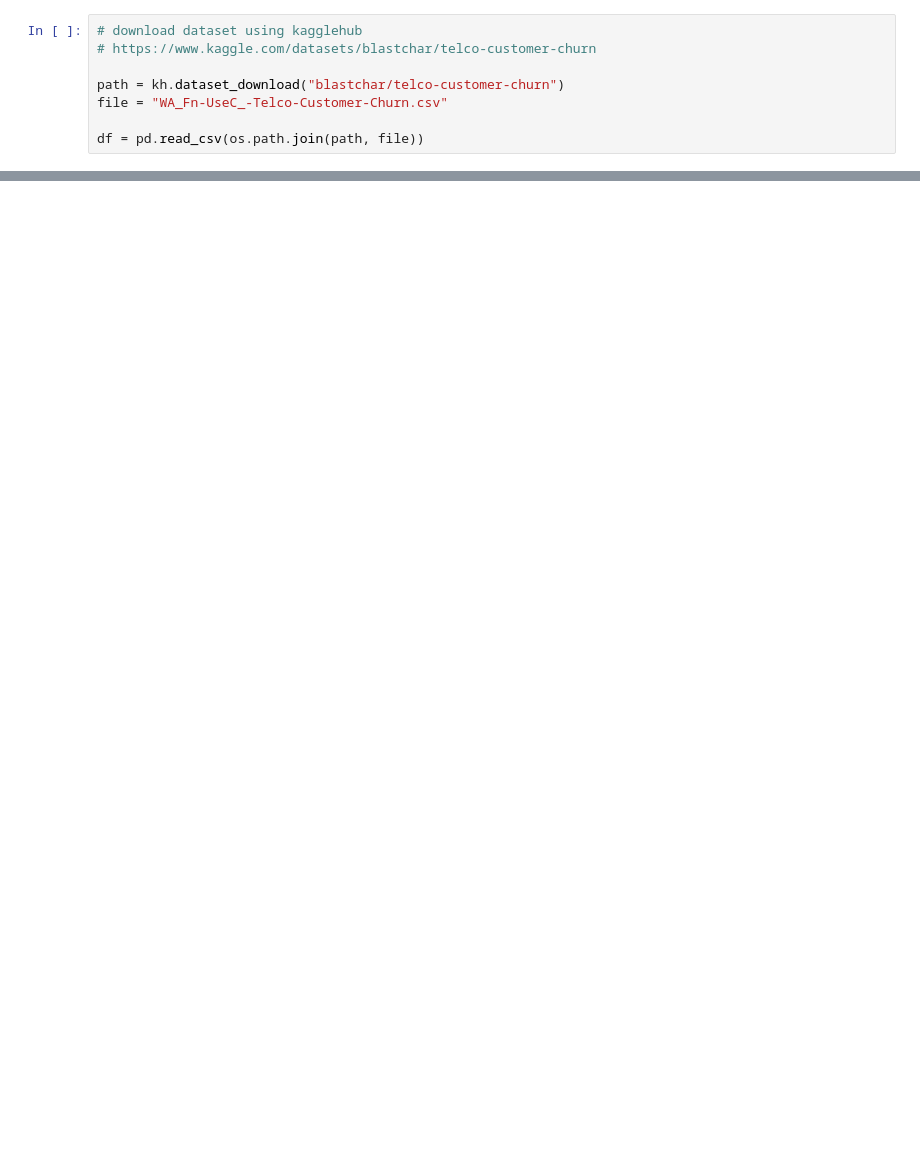
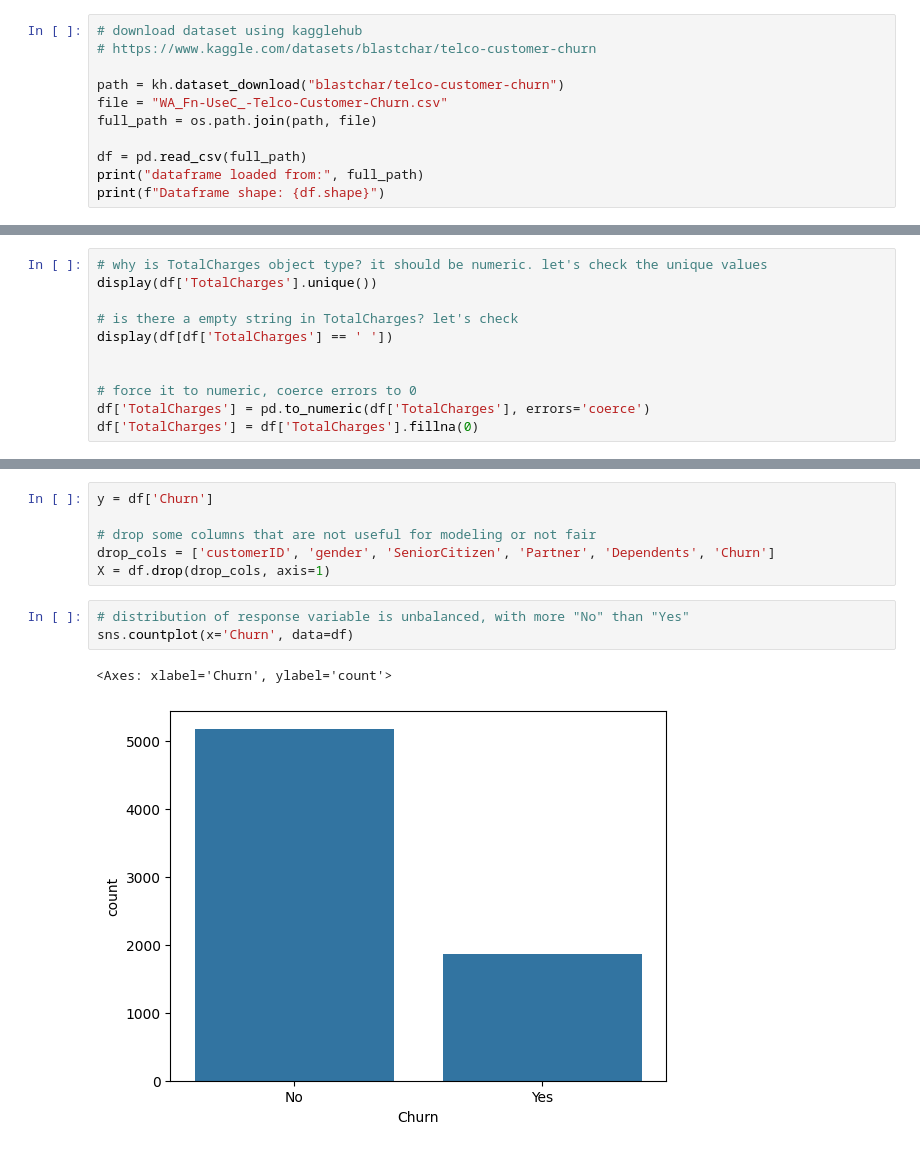
Before and after one commit to duke-aipi-Han/aipi590-XAI, a Jupyter notebook: assumption-junction/telco-churn-analysis.ipynb, the cells around one changed output, grey strips where cells are left out. Drawn from its saved outputs; the diff is of its cells as text; blank space fills up the shorter version.

```diff
--- a/assumption-junction/telco-churn-analysis.ipynb
+++ b/assumption-junction/telco-churn-analysis.ipynb
@@ -19,5 +26,8 @@ import os
 
 path = kh.dataset_download("blastchar/telco-customer-churn")
 file = "WA_Fn-UseC_-Telco-Customer-Churn.csv"
+full_path = os.path.join(path, file)
 
-df = pd.read_csv(os.path.join(path, file))
+df = pd.read_csv(full_path)
+print("dataframe loaded from:", full_path)
+print(f"Dataframe shape: {df.shape}")
@@ -35,0 +73,11 @@ df.head(5)
+# %%
+# why is TotalCharges object type? it should be numeric. let's check the unique values
+display(df['TotalCharges'].unique())
+
+# is there a empty string in TotalCharges? let's check
+display(df[df['TotalCharges'] == ' '])
+
+
+# force it to numeric, coerce errors to 0
+df['TotalCharges'] = pd.to_numeric(df['TotalCharges'], errors='coerce')
+df['TotalCharges'] = df['TotalCharges'].fillna(0)
@@ -35,0 +136,12 @@ df.head(5)
+# %%
+y = df['Churn']
+
+# drop some columns that are not useful for modeling or not fair
+drop_cols = ['customerID', 'gender', 'SeniorCitizen', 'Partner', 'Dependents', 'Churn']
+X = df.drop(drop_cols, axis=1)
+# %%
+# distribution of response variable is unbalanced, with more "No" than "Yes"
+sns.countplot(x='Churn', data=df)
+# %% [output]
+<Axes: xlabel='Churn', ylabel='count'>
+[figure, added]
```
Also changed, not shown: parts of 27 cells of this notebook, 3 other files.
